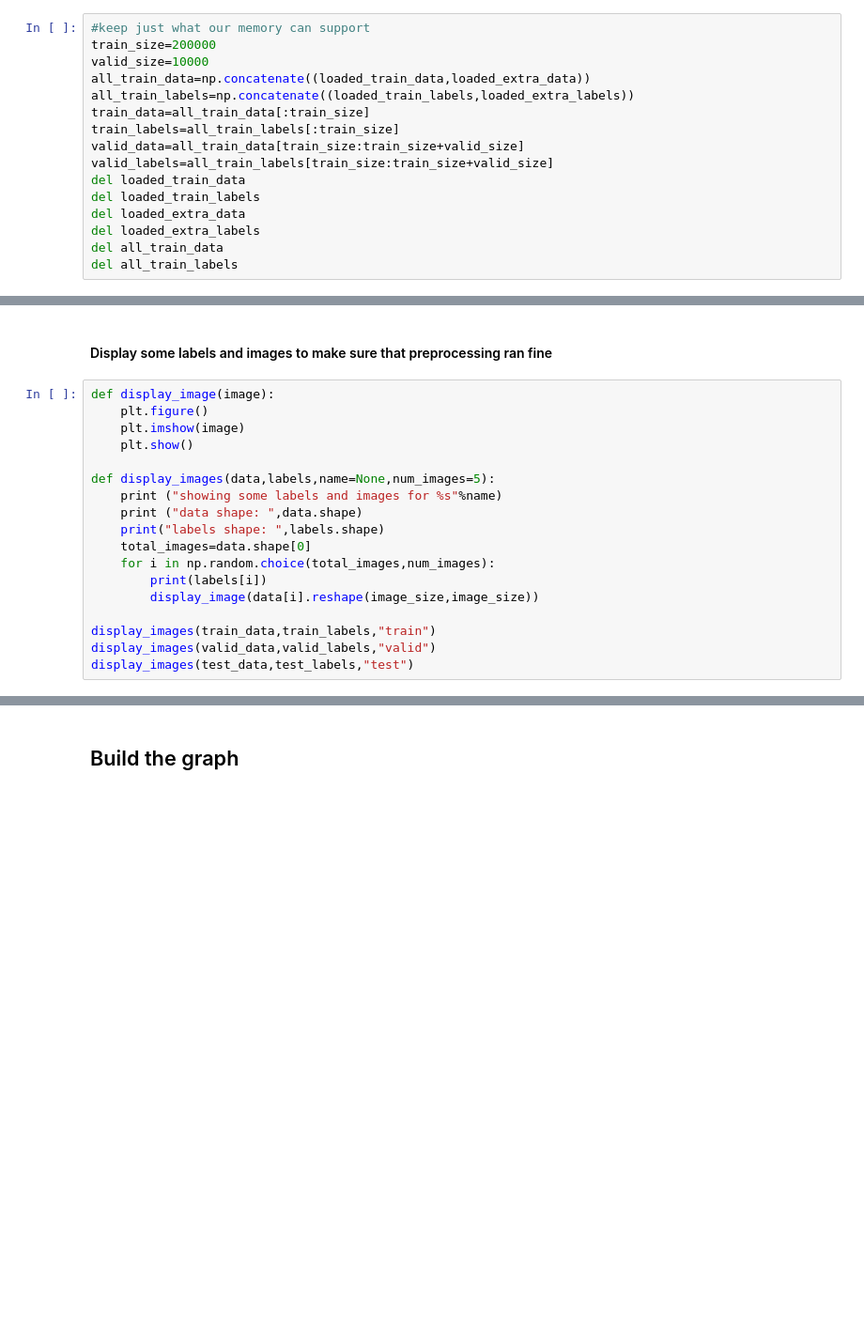
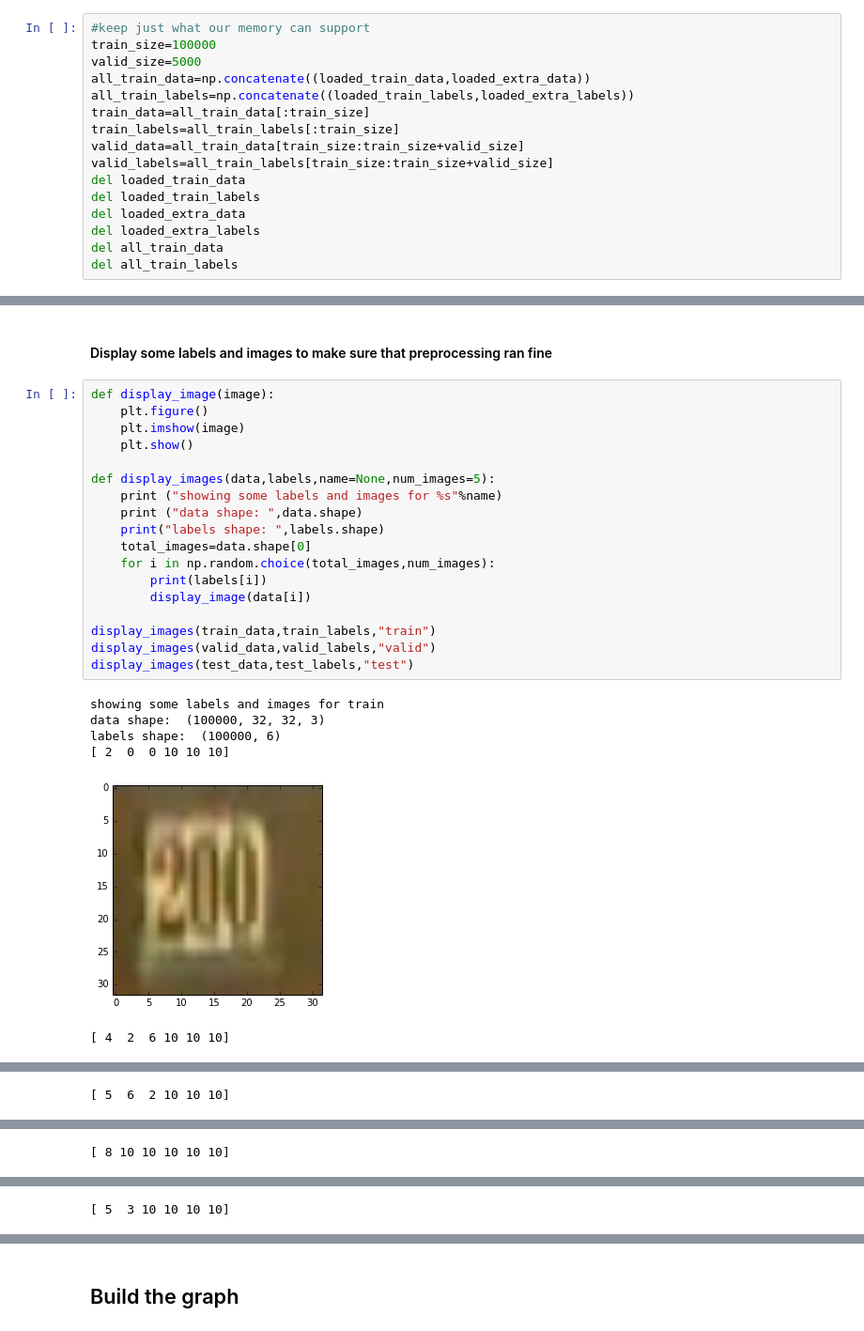
Before and after one commit to chomnoue/Live-Camera-App, a Jupyter notebook: build_model.ipynb, the cells around one changed output, grey strips where cells are left out. Shown at 94% size. Saved outputs shown, nothing was run; the diff lists cells and outputs as text; blank space fills up the shorter version.

```diff
--- a/build_model.ipynb
+++ b/build_model.ipynb
@@ -32,7 +41,7 @@ print("test:",test_data.shape,test_labels.shape)
 # %%
 #keep just what our memory can support
-train_size=200000
-valid_size=10000
+train_size=100000
+valid_size=5000
 all_train_data=np.concatenate((loaded_train_data,loaded_extra_data))
 all_train_labels=np.concatenate((loaded_train_labels,loaded_extra_labels))
 train_data=all_train_data[:train_size]
@@ -61,18 +74,25 @@ num_channels = 1
 # %%
 def display_image(image):
     plt.figure()
     plt.imshow(image)
     plt.show()
 
 def display_images(data,labels,name=None,num_images=5):
     print ("showing some labels and images for %s"%name)
     print ("data shape: ",data.shape)
     print("labels shape: ",labels.shape)
     total_images=data.shape[0]
     for i in np.random.choice(total_images,num_images):
         print(labels[i])
-        display_image(data[i].reshape(image_size,image_size))
+        display_image(data[i])
 
 display_images(train_data,train_labels,"train")
 display_images(valid_data,valid_labels,"valid")
 display_images(test_data,test_labels,"test")
+# %% [output]
+showing some labels and images for train
+data shape:  (100000, 32, 32, 3)
+labels shape:  (100000, 6)
+[ 2  0  0 10 10 10]
+[figure, added]
+[ 4  2  6 10 10 10]
@@ -78,0 +100 @@ display_images(test_data,test_labels,"test")
+[ 5  6  2 10 10 10]
@@ -78,0 +102 @@ display_images(test_data,test_labels,"test")
+[ 8 10 10 10 10 10]
@@ -78,0 +104 @@ display_images(test_data,test_labels,"test")
+[ 5  3 10 10 10 10]
```
Also changed, not shown: parts of 15 cells of this notebook, 3 other files.
